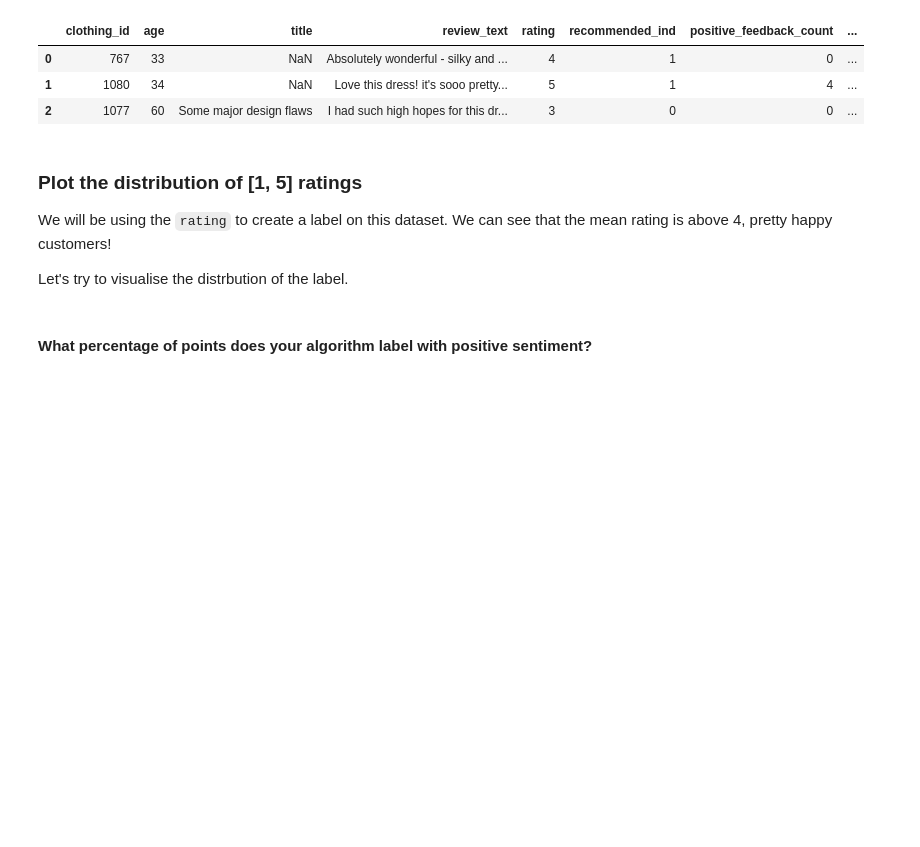
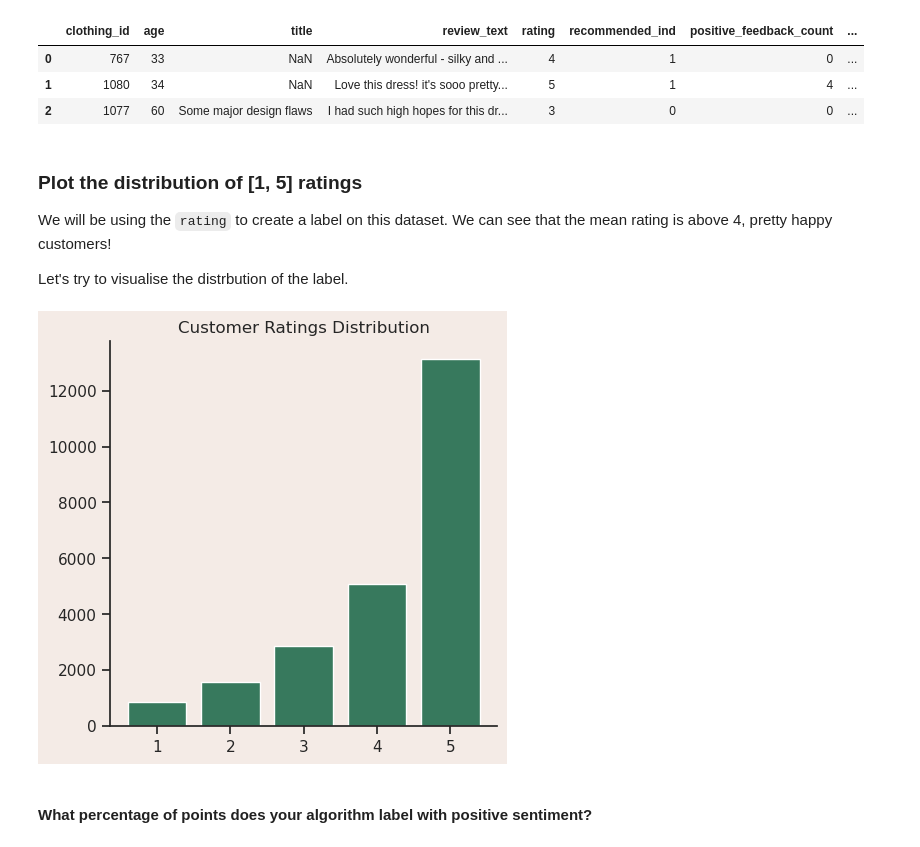
Before and after one commit to Schots/full-stack-ml-metaflow-corise-week-1, a Jupyter notebook: project/template.ipynb, the cells around one changed output. Saved outputs shown, nothing was run; the diff lists cells and outputs as text; code cells hidden in the pictures; blank space fills up the shorter version.

Commit message:
Plot customer rating distribution

```diff
--- a/project/template.ipynb
+++ b/project/template.ipynb
@@ -117,10 +117,13 @@ We will be using the `rating` to create a label on this dataset. We can see that
 Let's try to visualise the distrbution of the label.
 # %%
 # TODO: Derive the rating_distribution and plot it
-rating_distribution = ...
+rating_distribution = df["rating"].value_counts().sort_index()
 fig, ax = plt.subplots(1, 1, figsize=(5, 5))
 # You can swap the color used with the defined constants at the top of the notebook
-ax.bar(x=rating_distribution.index, height=rating_distribution.values, color=GREEN)
+_= ax.bar(x=rating_distribution.index, height=rating_distribution.values, color=GREEN)
+_= ax.set_title("Customer Ratings Distribution")
+# %% [output]
+[figure, added]
 # %%
 def labeling_function(row):
     """
```
